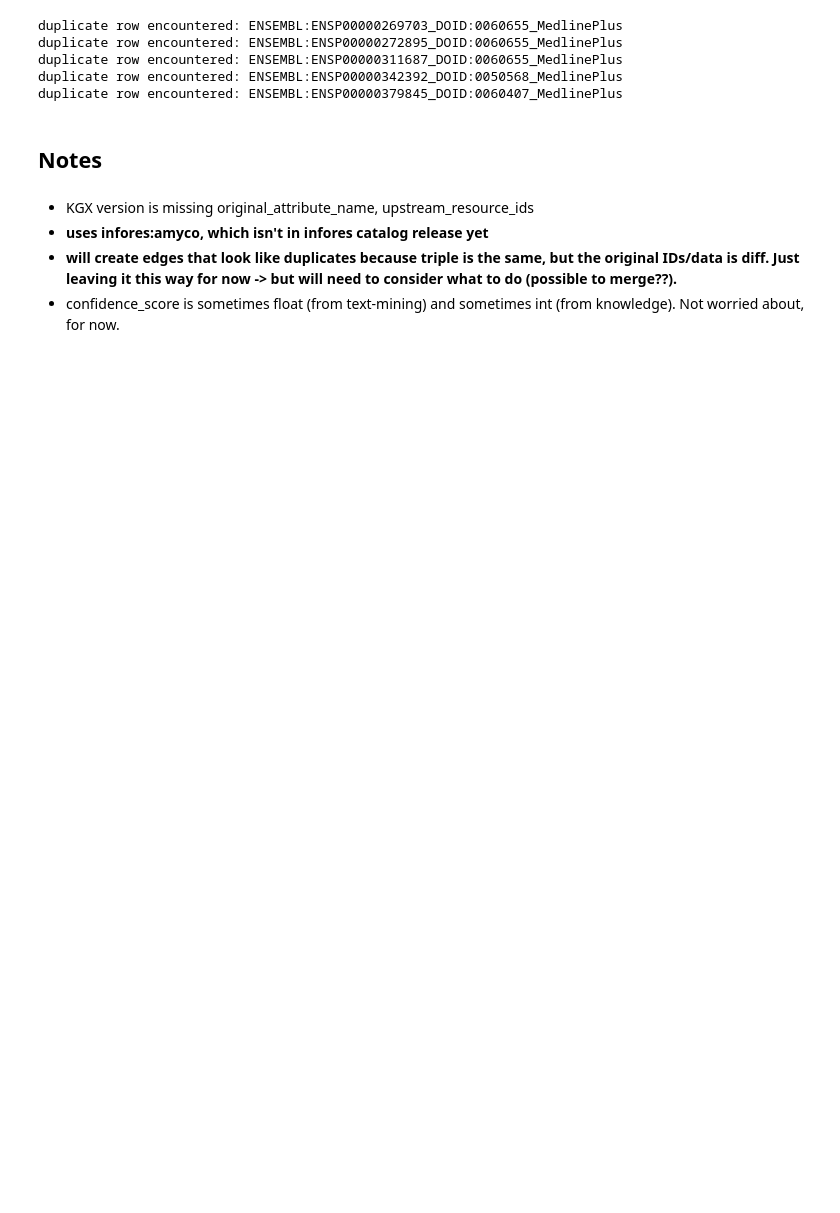
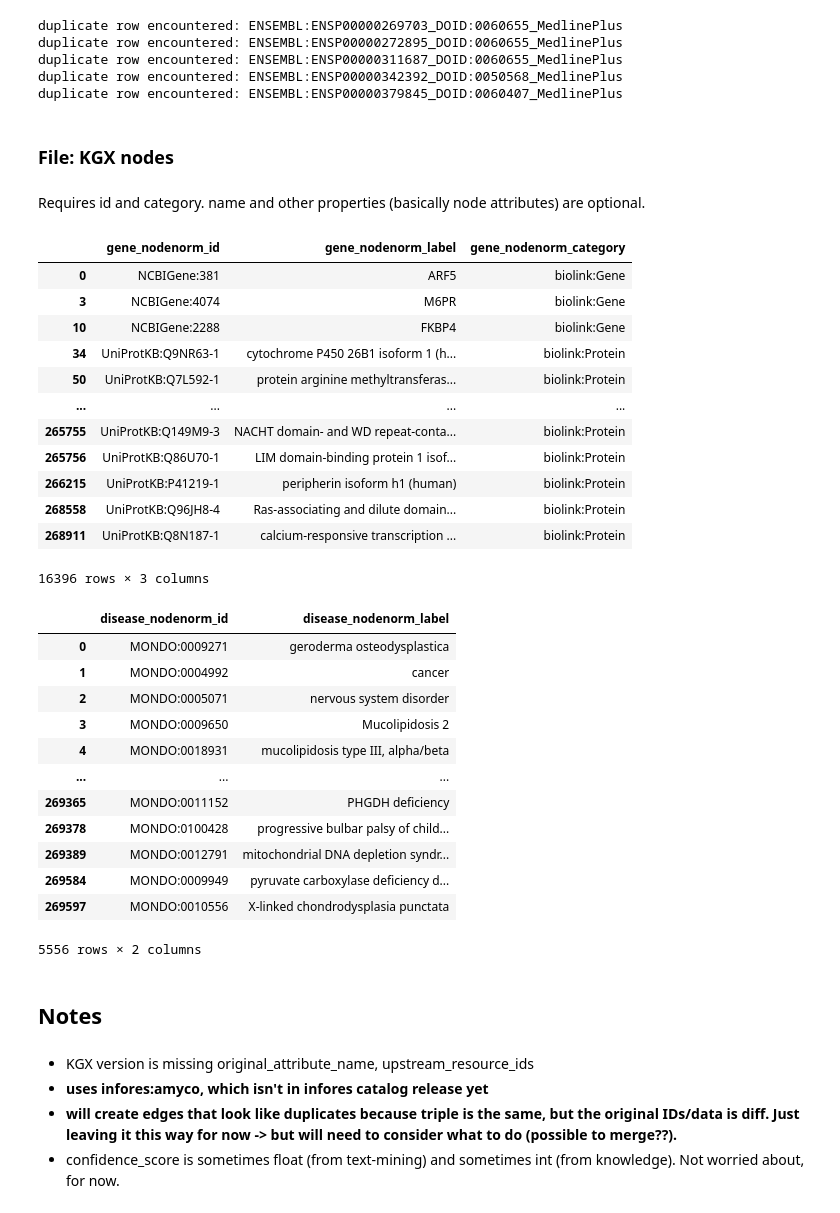
Before and after one commit to biothings/pending.api, a Jupyter notebook: plugins/DISEASES/parser-writing.ipynb, the cells around one changed output. Saved outputs shown, nothing was run; the diff lists cells and outputs as text; code cells hidden in the pictures; blank space fills up the shorter version.

```diff
--- a/plugins/DISEASES/parser-writing.ipynb
+++ b/plugins/DISEASES/parser-writing.ipynb
@@ -1476,3 +1485,49 @@ duplicate row encountered: ENSEMBL:ENSP00000272895_DOID:0060655_MedlinePlus
 duplicate row encountered: ENSEMBL:ENSP00000311687_DOID:0060655_MedlinePlus
 duplicate row encountered: ENSEMBL:ENSP00000342392_DOID:0050568_MedlinePlus
 duplicate row encountered: ENSEMBL:ENSP00000379845_DOID:0060407_MedlinePlus
+# %% [markdown]
+### File: KGX nodes
+# %% [markdown]
+Requires id and category. name and other properties (basically node attributes) are optional.
+# %%
+## get unique list of NodeNormed nodes
+
+## need category
+nodenormed_genes_final = pd.concat([df_textmining[["gene_nodenorm_id", "gene_nodenorm_label", "gene_nodenorm_category"]],
+                         df_knowledge[["gene_nodenorm_id", "gene_nodenorm_label", "gene_nodenorm_category"]]],
+                        ignore_index=True).drop_duplicates()
+nodenormed_diseases_final = pd.concat([df_textmining[["disease_nodenorm_id", "disease_nodenorm_label"]],
+                            df_knowledge[["disease_nodenorm_id", "disease_nodenorm_label"]]],
+                           ignore_index=True).drop_duplicates()
+
+nodenormed_genes_final
+## vs len mapping 16477
+nodenormed_diseases_final
+## vs len mapping 5641
+# %% [output]
+|  | gene_nodenorm_id | gene_nodenorm_label | gene_nodenorm_category |
+| 0 | NCBIGene:381 | ARF5 | biolink:Gene |
+| 3 | NCBIGene:4074 | M6PR | biolink:Gene |
+| 10 | NCBIGene:2288 | FKBP4 | biolink:Gene |
+| 34 | UniProtKB:Q9NR63-1 | cytochrome P450 26B1 isoform 1 (h... | biolink:Protein |
+| 50 | UniProtKB:Q7L592-1 | protein arginine methyltransferas... | biolink:Protein |
+| ... | ... | ... | ... |
+| 265755 | UniProtKB:Q149M9-3 | NACHT domain- and WD repeat-conta... | biolink:Protein |
+| 265756 | UniProtKB:Q86U70-1 | LIM domain-binding protein 1 isof... | biolink:Protein |
+| 266215 | UniProtKB:P41219-1 | peripherin isoform h1 (human) | biolink:Protein |
+| 268558 | UniProtKB:Q96JH8-4 | Ras-associating and dilute domain... | biolink:Protein |
+| 268911 | UniProtKB:Q8N187-1 | calcium-responsive transcription ... | biolink:Protein |
+16396 rows × 3 columns
+|  | disease_nodenorm_id | disease_nodenorm_label |
+| 0 | MONDO:0009271 | geroderma osteodysplastica |
+| 1 | MONDO:0004992 | cancer |
+| 2 | MONDO:0005071 | nervous system disorder |
+| 3 | MONDO:0009650 | Mucolipidosis 2 |
+| 4 | MONDO:0018931 | mucolipidosis type III, alpha/beta |
+| ... | ... | ... |
+| 269365 | MONDO:0011152 | PHGDH deficiency |
+| 269378 | MONDO:0100428 | progressive bulbar palsy of child... |
+| 269389 | MONDO:0012791 | mitochondrial DNA depletion syndr... |
+| 269584 | MONDO:0009949 | pyruvate carboxylase deficiency d... |
+| 269597 | MONDO:0010556 | X-linked chondrodysplasia punctata |
+5556 rows × 2 columns
```
Also changed, not shown: parts of 21 cells of this notebook.
